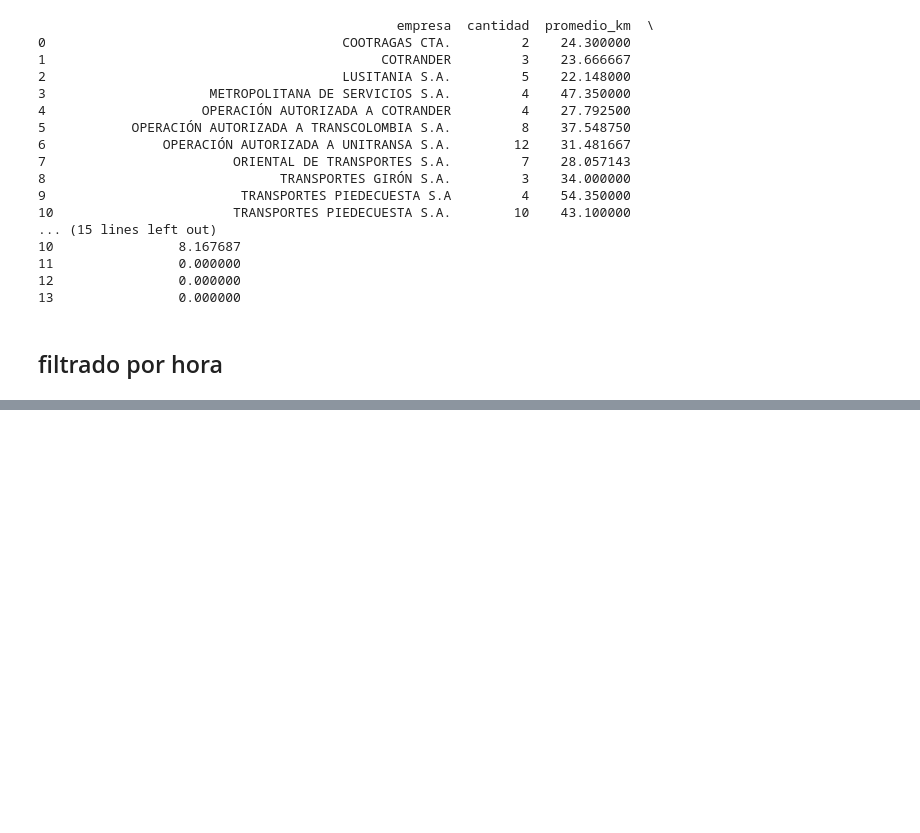
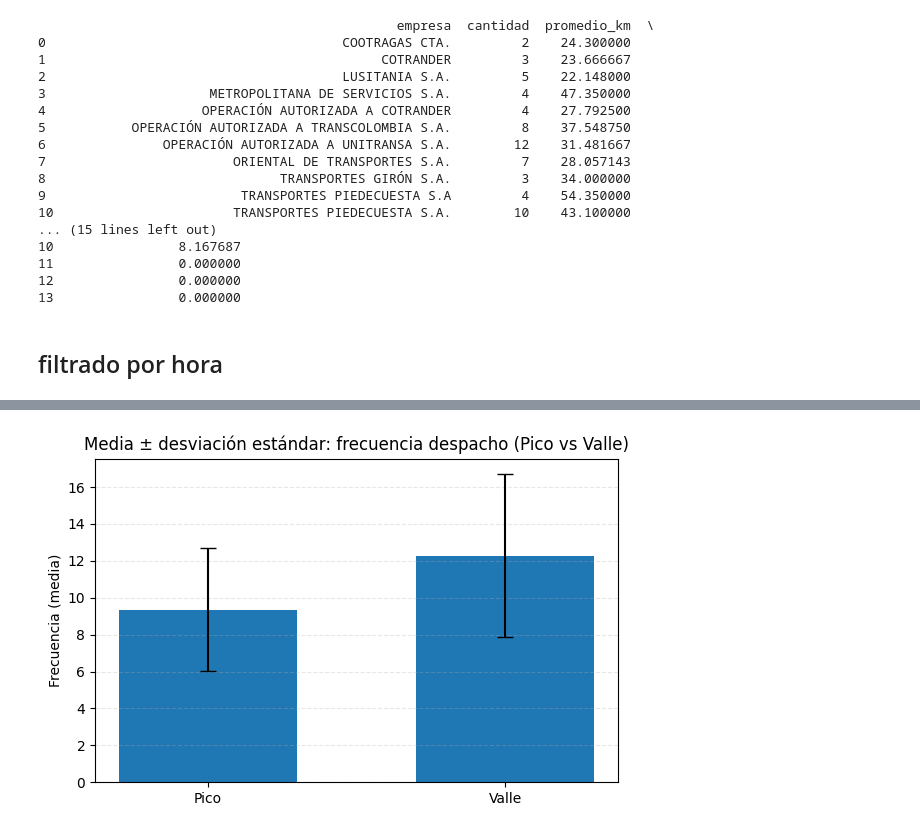
Before and after one commit to Zuan-Caleb-CE/Desafio_Estructura_de_Datos, a Jupyter notebook: Desafio_Est.ipynb, the cells around one changed output, grey strips where cells are left out. Drawn from its saved outputs; the diff is of its cells as text; code cells hidden in the pictures; blank space fills up the shorter version.

```diff
--- a/Desafio_Est.ipynb
+++ b/Desafio_Est.ipynb
@@ -626,0 +612,95 @@ Tamaño del DataFrame filtrado: (23, 16)
+# %%
+import matplotlib.pyplot as plt
+import numpy as np
+import pandas as pd
+
+df = pd.read_csv("8._RUTAS_TRANSPORTE_URBANO_20251011.csv", index_col="codigo")
+print(df.columns) # saco la database de nuevo
+
+pico = "frecuencia_de_despacho_hora_pico"
+valle = "frecuencia_despacho_hora_valle"
+
+#itera dos veces: una para pico y otra para valle
+for c in (pico, valle):
+    #convierte todos los valores de la columna a texto;
+    #por si hay estan vacios o sonnúmeros
+    DF[c] = (DF[c].astype(str)
+               .str.replace(",", ".", regex=False)            #comas -> puntos
+               .str.extract(r"([-+]?[0-9]*\.?[0-9]+)")[0]     ##Busca dentro del texto solo numeros
+                 #esa cosota significa:
+                 #[-+]? → puede tener signo “+” o “-” al inicio.
+                 #[0-9]* → puede tener varios dígitos antes del punto.
+                 #\.? → puede tener un punto decimal.
+                 #[0-9]+ → al menos un dígito después del punto.
+                    # el [0] al final toma la columna del resultado del extract,
+                    # ya que devuelve un DataFrame.
+             )
+    DF[c] = pd.to_numeric(DF[c], errors="coerce")
+    #convierte el texto resultante a número
+
+#   escoge las dos columnas       calcula tres cosas por columna;
+#       de interés en un            cantidad (valores no nulos),
+#       DataFrame                    media y desviación estándar
+stats_general = DF[[pico, valle]].agg(['count', 'mean', 'std'])\
+.T.rename(columns={'count':'cantidad','mean':'promedio','std':'desviacion'})
+#transpone la tabla para que     renombra las columnas del resultado
+#las filas sean pico y valle             a nombres en español
+ #(más legible).                   cantidad, promedio, desviacion
+
+print("Estadísticas generales (pico vs valle):")
+print(stats_general)
+
+medias = DF[[pico, valle]].mean() #calcula las medias de estos datos
+desvs  = DF[[pico, valle]].std() #calcula la desviación estándar,por columna, de pico y valle
+
+x = np.arange(len(medias))
+ #Crea un arreglo [0, 1] igual de largo que medias, sirve como posiciones en X para las barras
+
+etiquetas = ['Pico', 'Valle']         # nombres en el eje x
+anchura = 0.6 #Ancho de cada barra en el gráfico
+
+plt.figure(figsize=(6,4)) #Crea una nueva figura para el gráfico con tamaño 6×4
+plt.bar(x, medias, width=anchura, yerr=desvs, capsize=6)
+plt.xticks(x, etiquetas)
+plt.ylabel('Frecuencia (media)')
+plt.title('Media ± desviación estándar: frecuencia despacho (Pico vs Valle)')
+plt.grid(axis='y', linestyle='--', alpha=0.3)
+plt.tight_layout()
+plt.show()
+
+
+# elegir automáticamente dos columnas numéricas con más datos válidos
+num_cols = DF.select_dtypes(include=[np.number]).columns.tolist()
+if len(num_cols) < 2:
+    print("No hay suficientes columnas numéricas para hacer el scatter.")
+else:
+    # ordenar por cantidad de valores no nulos y tomar las dos mejores
+    counts = {c: DF[c].count() for c in num_cols}
+    sorted_cols = sorted(counts, key=lambda k: counts[k], reverse=True)
+    xcol, ycol = sorted_cols[0], sorted_cols[1]
+    print(f"Usando columnas para scatter: X = '{xcol}'  ,  Y = '{ycol}'")
+
+    # preparar datos (eliminar filas con NaN en cualquiera de las dos columnas)
+    df_sc = DF[[xcol, ycol]].dropna()
+    x = df_sc[xcol].values
+    y = df_sc[ycol].values
+
+    # ajustar línea recta (regresión simple)
+    m, b = np.polyfit(x, y, 1)
+    y_fit = m * x + b
+
+    # dibujar scatter y línea de tendencia
+    plt.figure(figsize=(6,4))
+    plt.scatter(x, y, alpha=0.7)
+    plt.plot(x, y_fit, color='orange', linewidth=2)
+    plt.xlabel(xcol)
+    plt.ylabel(ycol)
+    plt.title(f"Scatter: {ycol} vs {xcol} (línea de tendencia)")
+    plt.grid(True, linestyle='--', alpha=0.3)
+    plt.tight_layout()
+    plt.show()
+
+    # mostrar pendiente y correlación rápida
+    corr = np.corrcoef(x, y)[0,1] if len(x) > 1 else np.nan
+    print(f"Pendiente (m) = {m:.4f} ; intercepto (b) = {b:.4f} ; correlación r = {corr:.4f}")
+# %% [output]
@@ -626,0 +717 @@ Tamaño del DataFrame filtrado: (23, 16)
+[figure, added]
```
Also changed, not shown: parts of 3 cells of this notebook.
